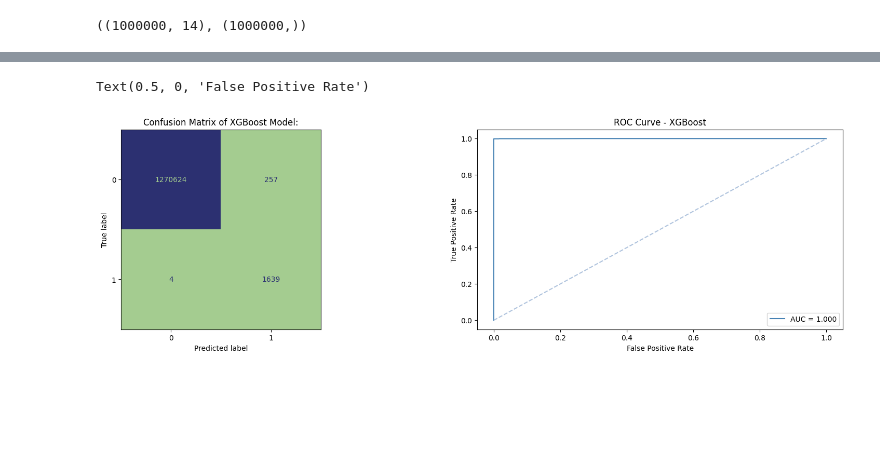
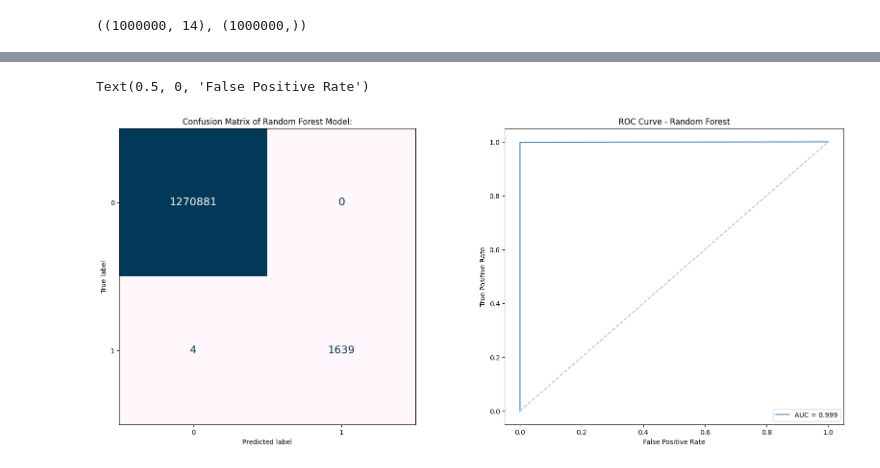
Before and after one commit to luunguyentankhai/ADY201m, a Jupyter notebook: preprocessing/data_cleaning.ipynb, the cells around one changed output, grey strips where cells are left out. Cells and saved outputs as stored; diff of their text form; code cells hidden in the pictures; blank space fills up the shorter version.

Commit message:
complete preprocessing, training and testing model

```diff
--- a/preprocessing/data_cleaning.ipynb
+++ b/preprocessing/data_cleaning.ipynb
@@ -762,6 +795,23 @@ RandomForestClassifier(class_weight='balanced', n_estimators=200, n_jobs=-1,
 # %%
-y_pred = model.predict(x_test)
-y_pred_score = model.predict_proba(x_test)[:,1]
-# print("XGBoost:")
-print(classification_report(y_pred, y_test, labels= [0,1], target_names= ['Non-Fraud', 'Fraud']))
+rf_y_pred = rf_model.predict(x_test)
+rf_y_pred_score = rf_model.predict_proba(x_test)[:,1]
+
+hgb_y_pred = hgb_model.predict(x_test)
+hgb_y_pred_score = hgb_model.predict_proba(x_test)[:,1]
+
+lgbm_y_pred = lgbm_model.predict(x_test)
+lgbm_y_pred_score = lgbm_model.predict_proba(x_test)[:,1]
+
+print("===========================================================")
+print("Random Forest:")
+print(classification_report(rf_y_pred, y_test, labels= [0,1], target_names= ['Non-Fraud', 'Fraud']))
+print("===========================================================")
+
+print("Hist Gradient Boosting:")
+print(classification_report(hgb_y_pred, y_test, labels= [0,1], target_names= ['Non-Fraud', 'Fraud']))
+print("===========================================================")
+
+print("LightGBM:")
+print(classification_report(lgbm_y_pred, y_test, labels= [0,1], target_names= ['Non-Fraud', 'Fraud']))
+print("===========================================================")
 # %% [output]
@@ -776,19 +835,21 @@ weighted avg       1.00      1.00      1.00   1272524
 # %%
-fig, ax = plt.subplots(1, 2, figsize=(20,5))
-ax[0].set_title('Confusion Matrix of XGBoost Model:')
-ConfusionMatrixDisplay.from_predictions(y_test, y_pred, colorbar=False, values_format='', cmap='crest', ax=ax[0])
+y_pred = rf_y_pred
+y_pred_score = rf_y_pred_score
+
+fig, ax = plt.subplots(1, 2, figsize=(20,8))
+ax[0].set_title('Confusion Matrix of Random Forest Model:')
+ConfusionMatrixDisplay.from_predictions(y_test, rf_y_pred, colorbar=False, values_format='', cmap='PuBu', ax=ax[0],text_kw={'fontsize': 16})
 ax[0].grid(False)
 
 
-
-fpr, tpr, thresholds = roc_curve(y_test, y_pred_score)
+fpr, tpr, thresholds = roc_curve(y_test, rf_y_pred_score)
 roc_auc = auc(fpr, tpr)
-ax[1].set_title('ROC Curve - XGBoost')
+ax[1].set_title('ROC Curve - Random Forest')
 ax[1].plot(fpr, tpr, label = 'AUC = %0.3f' % roc_auc, c='steelblue')
 ax[1].plot([0,1],[0,1],'--', c='lightsteelblue')
 ax[1].legend(loc='lower right')
 ax[1].set_ylabel('True Positive Rate')
 ax[1].set_xlabel('False Positive Rate')
 # %% [output]
 Text(0.5, 0, 'False Positive Rate')
-[figure, old version]
+[figure, new version]
```
Also changed, not shown: parts of 8 cells of this notebook.
